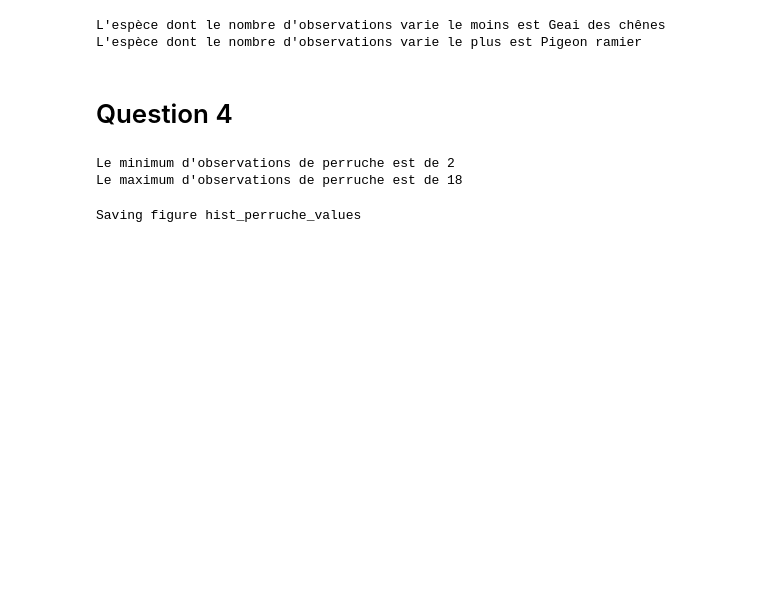
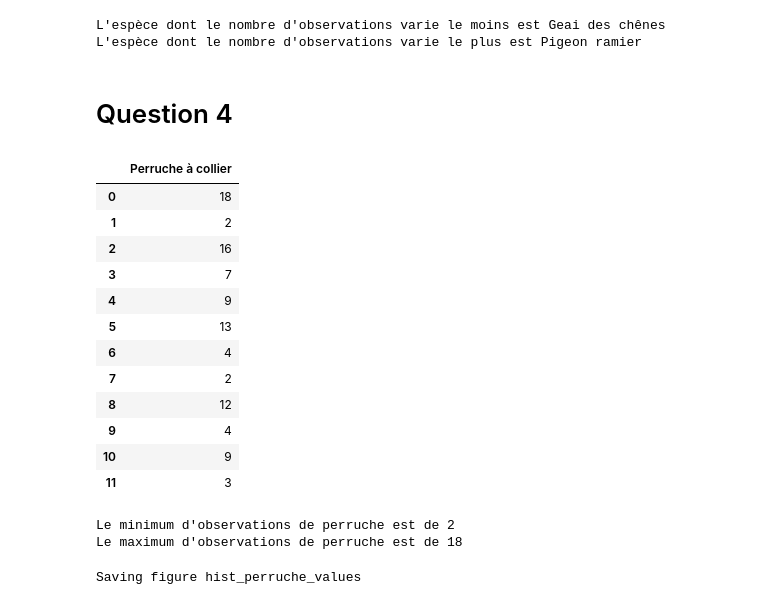
Before and after one commit to Redhoxx/DataScience_Project, a Jupyter notebook: DataScience_Project.ipynb, the cells around one changed output. Drawn from its saved outputs; the diff is of its cells as text; code cells hidden in the pictures; blank space fills up the shorter version.

```diff
--- a/DataScience_Project.ipynb
+++ b/DataScience_Project.ipynb
@@ -201,6 +201,28 @@ L'espèce dont le nombre d'observations varie le moins est Geai des chênes
 L'espèce dont le nombre d'observations varie le plus est Pigeon ramier
 # %% [markdown]
 # Question 4
+# %%
+columns_to_keep = "Perruche à colliers"
+df_only_perruche = df_without_birds_zero.drop(
+    columns=[
+        col for col in df_without_birds_zero.columns
+        if col not in columns_to_keep
+    ])
+df_only_perruche
+# %% [output]
+|  | Perruche à collier |
+| 0 | 18 |
+| 1 | 2 |
+| 2 | 16 |
+| 3 | 7 |
+| 4 | 9 |
+| 5 | 13 |
+| 6 | 4 |
+| 7 | 2 |
+| 8 | 12 |
+| 9 | 4 |
+| 10 | 9 |
+| 11 | 3 |
 # %%
 studied_species = "Perruche à collier"
 # %%
```
Also changed, not shown: parts of 12 cells of this notebook, 1 other file.
